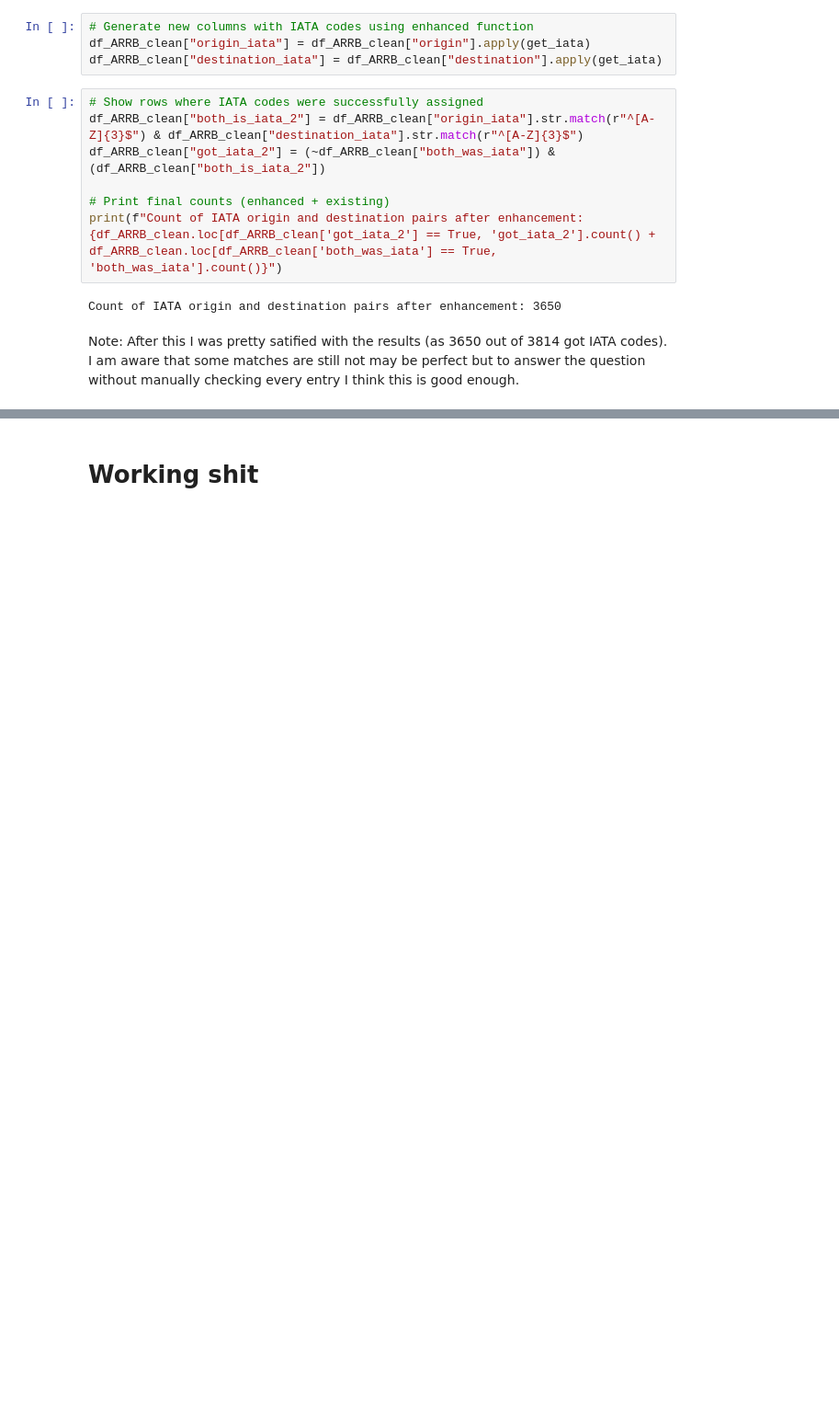
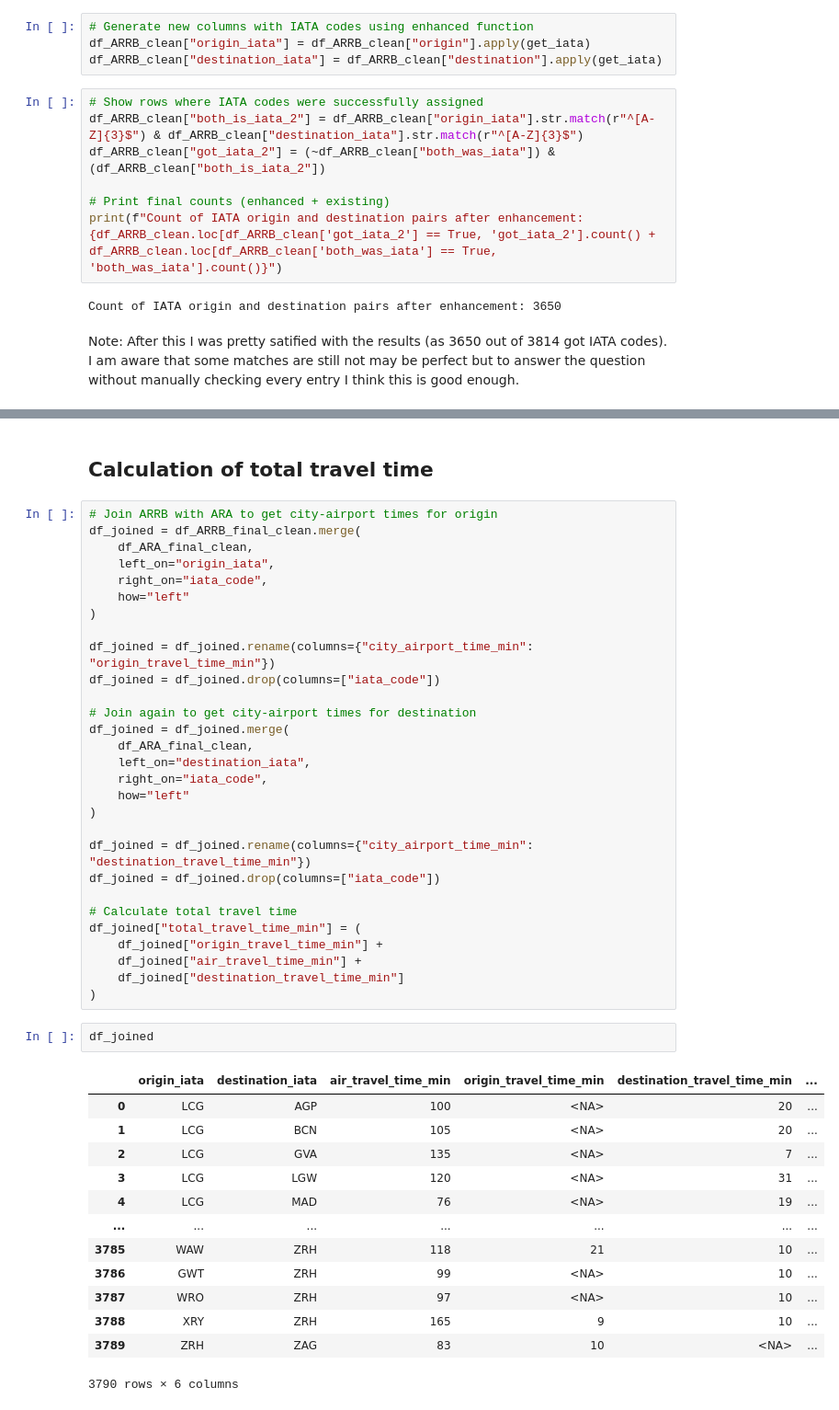
Before and after one commit to PhilippS01/ExDEx-A2, a Jupyter notebook: src/Q3_Analysis.ipynb, the cells around one changed output, grey strips where cells are left out. Shown at 92% size. Saved outputs shown, nothing was run; the diff lists cells and outputs as text; blank space fills up the shorter version.

```diff
--- a/src/Q3_Analysis.ipynb
+++ b/src/Q3_Analysis.ipynb
@@ -259,2 +301,47 @@ After this I was pretty satified with the results (as 3650 out of 3814 got IATA
 # %% [markdown]
-# Working shit
+## Calculation of total travel time
+# %%
+# Join ARRB with ARA to get city-airport times for origin
+df_joined = df_ARRB_final_clean.merge(
+    df_ARA_final_clean,
+    left_on="origin_iata",
+    right_on="iata_code",
+    how="left"
+)
+
+df_joined = df_joined.rename(columns={"city_airport_time_min": "origin_travel_time_min"})
+df_joined = df_joined.drop(columns=["iata_code"])
+
+# Join again to get city-airport times for destination
+df_joined = df_joined.merge(
+    df_ARA_final_clean,
+    left_on="destination_iata",
+    right_on="iata_code",
+    how="left"
+)
+
+df_joined = df_joined.rename(columns={"city_airport_time_min": "destination_travel_time_min"})
+df_joined = df_joined.drop(columns=["iata_code"])
+
+# Calculate total travel time
+df_joined["total_travel_time_min"] = (
+    df_joined["origin_travel_time_min"] +
+    df_joined["air_travel_time_min"] +
+    df_joined["destination_travel_time_min"]
+)
+# %%
+df_joined
+# %% [output]
+|  | origin_iata | destination_iata | air_travel_time_min | origin_travel_time_min | destination_travel_time_min | ... |
+| 0 | LCG | AGP | 100 | <NA> | 20 | ... |
+| 1 | LCG | BCN | 105 | <NA> | 20 | ... |
+| 2 | LCG | GVA | 135 | <NA> | 7 | ... |
+| 3 | LCG | LGW | 120 | <NA> | 31 | ... |
+| 4 | LCG | MAD | 76 | <NA> | 19 | ... |
+| ... | ... | ... | ... | ... | ... | ... |
+| 3785 | WAW | ZRH | 118 | 21 | 10 | ... |
+| 3786 | GWT | ZRH | 99 | <NA> | 10 | ... |
+| 3787 | WRO | ZRH | 97 | <NA> | 10 | ... |
+| 3788 | XRY | ZRH | 165 | 9 | 10 | ... |
+| 3789 | ZRH | ZAG | 83 | 10 | <NA> | ... |
+3790 rows × 6 columns
```
Also changed, not shown: parts of 5 cells of this notebook.
